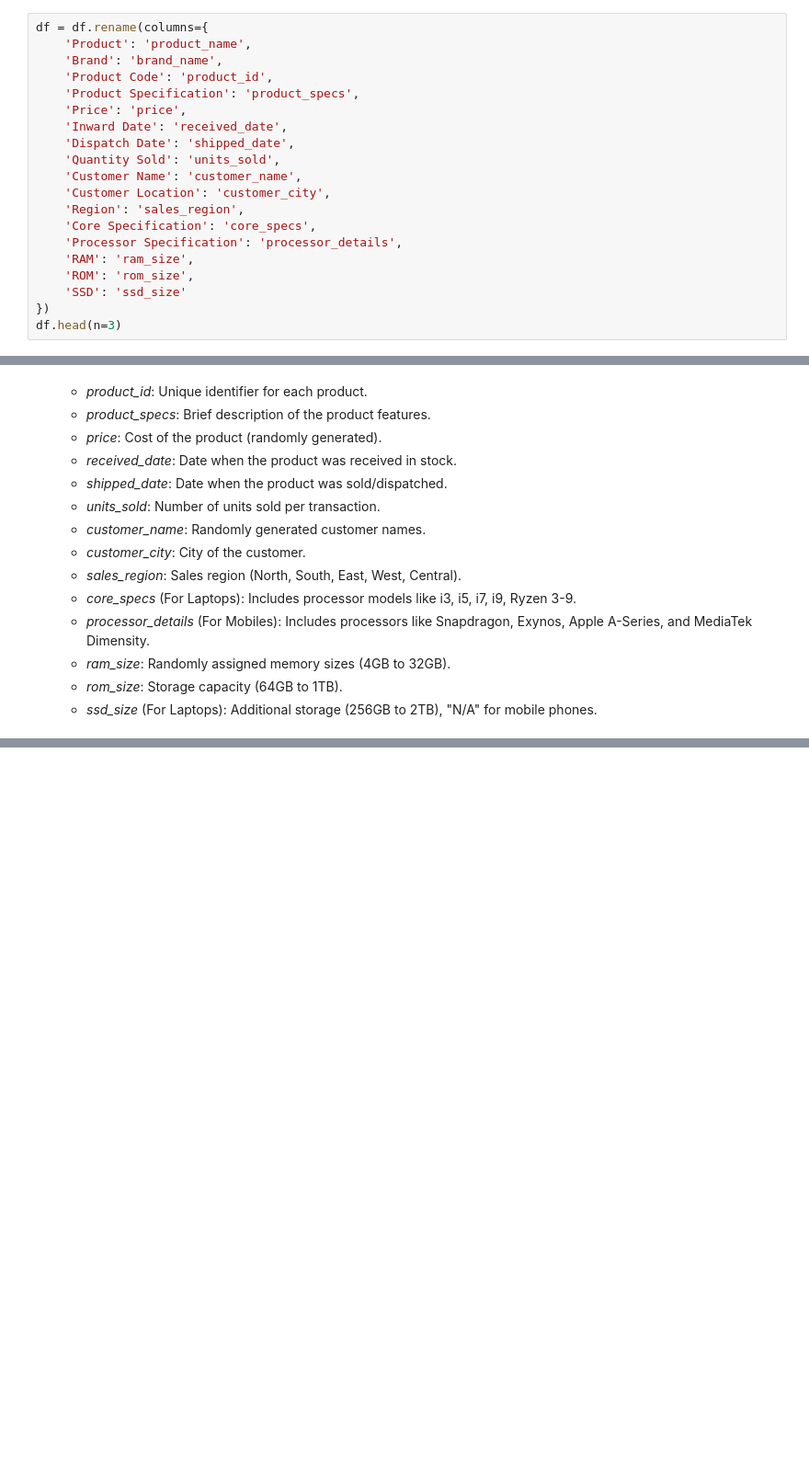
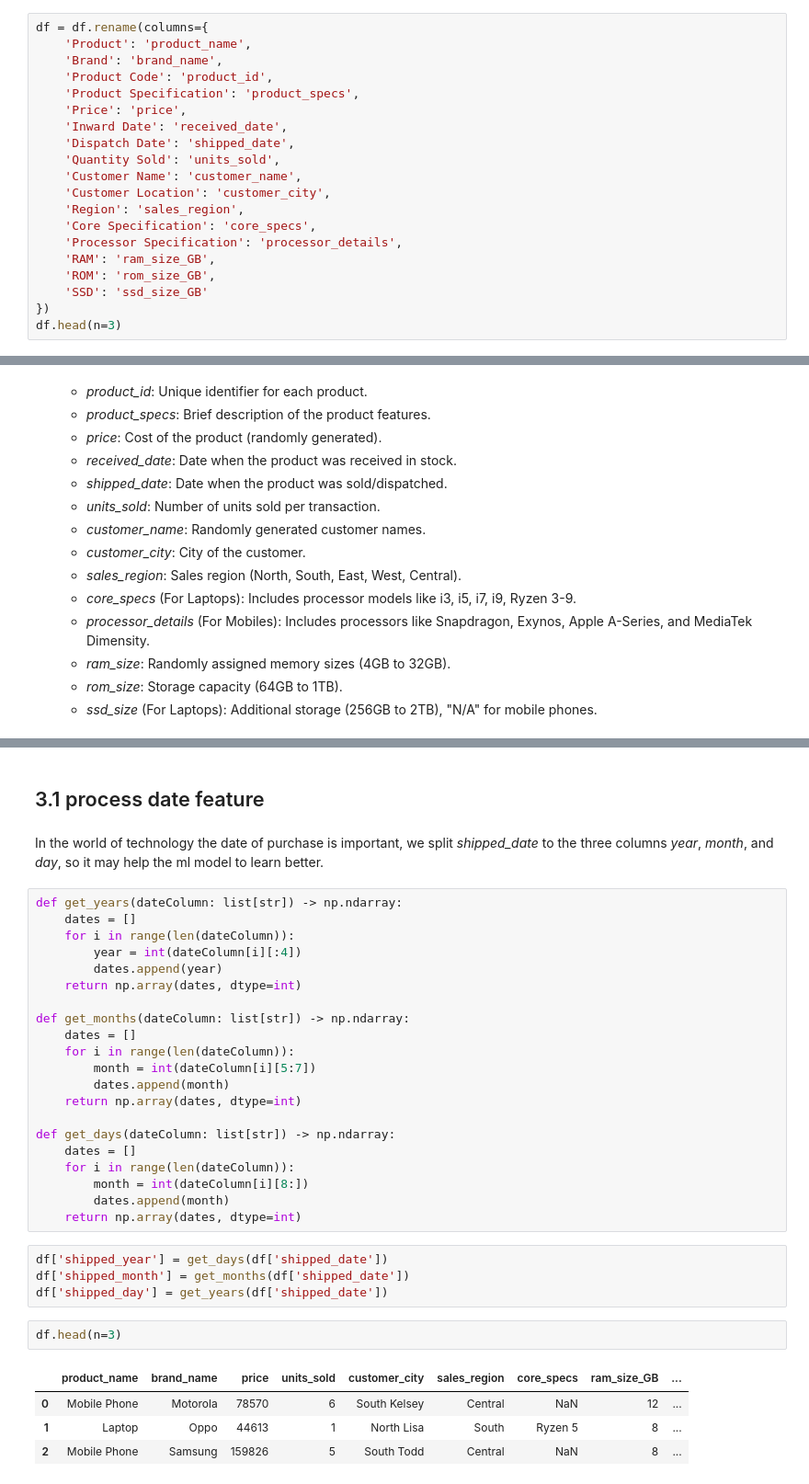
Before and after one commit to sirUnchained/Machine-Learning-and-Data-Analysis, a Jupyter notebook: Mobiles & laptop Sales/Mobiles & laptop Sales.ipynb, the cells around one changed output, grey strips where cells are left out. Shown at 92% size. Cells and saved outputs as stored; diff of their text form; blank space fills up the shorter version.

```diff
--- a/Mobiles & laptop Sales/Mobiles & laptop Sales.ipynb
+++ b/Mobiles & laptop Sales/Mobiles & laptop Sales.ipynb
@@ -54,9 +54,9 @@ df = df.rename(columns={
     'Region': 'sales_region',
     'Core Specification': 'core_specs',
     'Processor Specification': 'processor_details',
-    'RAM': 'ram_size',
-    'ROM': 'rom_size',
-    'SSD': 'ssd_size'
+    'RAM': 'ram_size_GB',
+    'ROM': 'rom_size_GB',
+    'SSD': 'ssd_size_GB'
 })
 df.head(n=3)
 # %% [output]
@@ -113,0 +225,36 @@ memory usage: 6.1+ MB
+# %% [markdown]
+## 3.1 process date feature
+# %% [markdown]
+In the world of technology the date of purchase is important, we split *shipped_date* to the three columns *year*, *month*, and *day*, so it may help the ml model to learn better.
+# %%
+def get_years(dateColumn: list[str]) -> np.ndarray:
+    dates = []
+    for i in range(len(dateColumn)):
+        year = int(dateColumn[i][:4])
+        dates.append(year)
+    return np.array(dates, dtype=int)
+
+def get_months(dateColumn: list[str]) -> np.ndarray:
+    dates = []
+    for i in range(len(dateColumn)):
+        month = int(dateColumn[i][5:7])
+        dates.append(month)
+    return np.array(dates, dtype=int)
+
+def get_days(dateColumn: list[str]) -> np.ndarray:
+    dates = []
+    for i in range(len(dateColumn)):
+        month = int(dateColumn[i][8:])
+        dates.append(month)
+    return np.array(dates, dtype=int)
+# %%
+df['shipped_year'] = get_days(df['shipped_date'])
+df['shipped_month'] = get_months(df['shipped_date'])
+df['shipped_day'] = get_years(df['shipped_date'])
+# %%
+df.head(n=3)
+# %% [output]
+|  | product_name | brand_name | price | units_sold | customer_city | sales_region | core_specs | ram_size_GB | ... |
+| 0 | Mobile Phone | Motorola | 78570 | 6 | South Kelsey | Central | NaN | 12 | ... |
+| 1 | Laptop | Oppo | 44613 | 1 | North Lisa | South | Ryzen 5 | 8 | ... |
+| 2 | Mobile Phone | Samsung | 159826 | 5 | South Todd | Central | NaN | 8 | ... |
```
Also changed, not shown: parts of 31 cells of this notebook, 1 other file.
